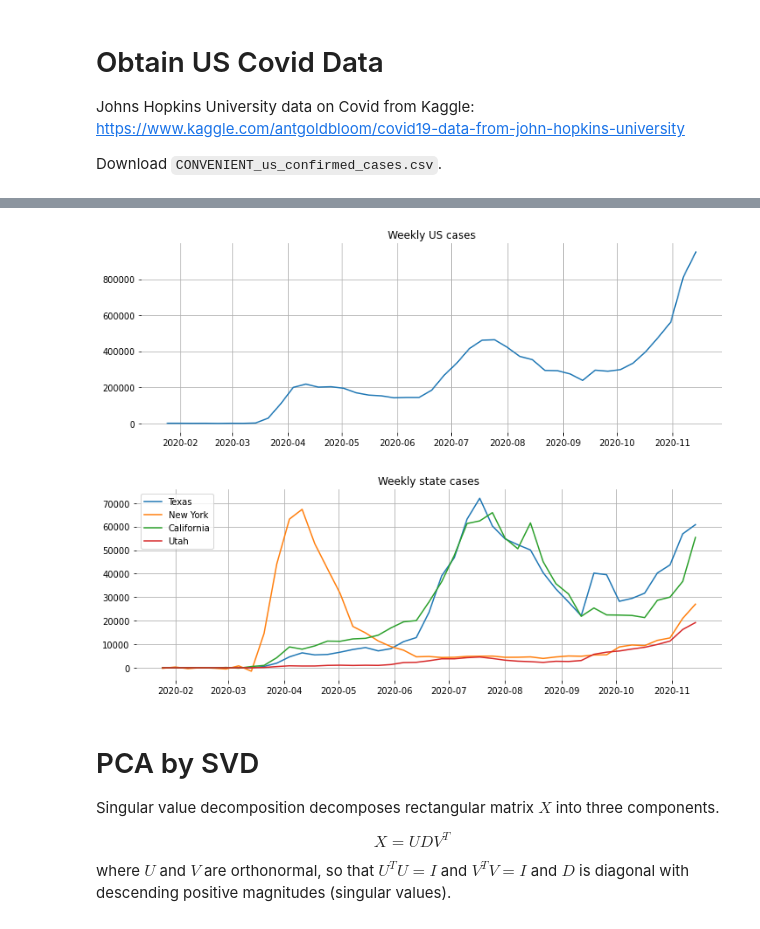
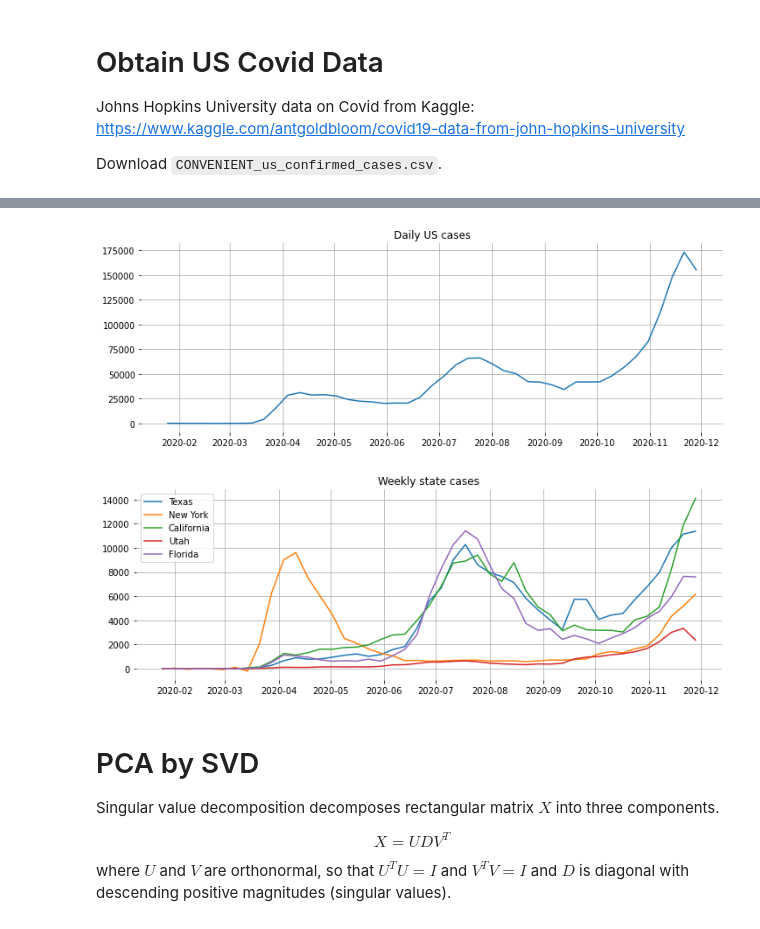
Before and after one commit to MSDS6331/Machine-Learning, a Jupyter notebook: notebooks/Dimensionality-Reduction-with-PCA.ipynb, the cells around one changed output, grey strips where cells are left out. Drawn from its saved outputs; the diff is of its cells as text; code cells hidden in the pictures.

```diff
--- a/notebooks/Dimensionality-Reduction-with-PCA.ipynb
+++ b/notebooks/Dimensionality-Reduction-with-PCA.ipynb
@@ -31,15 +31,15 @@ ax.set_frame_on(False)
 # %%
 # downsample per week
-X = signal.decimate(cases, 7, axis=0)*7
+X = signal.decimate(cases, 7, axis=0)
 t = dates[2::7]
 # %%
 fig, ax = plt.subplots(1, 1, figsize=(12,4))
 ax.plot(t, X.sum(axis=1))
-ax.set_title('Weekly US cases')
+ax.set_title('Daily US cases')
 ax.grid(True)
 ax.set_frame_on(False)
 # %% [output]
-[figure, old version]
+[figure, new version]
 # %%
 # average by state
 from collections import defaultdict
@@ -48,15 +48,15 @@ for s, x in zip(states, X.T):
     totals[s] += x
 # %%
 fig, ax = plt.subplots(1,1, figsize=(12,4))
-select = ('Texas', 'New York', 'California', 'Utah')
+select = ('Texas', 'New York', 'California', 'Utah', 'Florida')
 for state in select:
     ax.plot(t, totals[state])
 ax.set_title('Weekly state cases')
 ax.legend(select)
 ax.set_frame_on(False)
 ax.grid(True)
 # %% [output]
-[figure, old version]
+[figure, new version]
 # %% [markdown]
 # PCA by SVD
 
```
Also changed, not shown: parts of 27 cells of this notebook.
